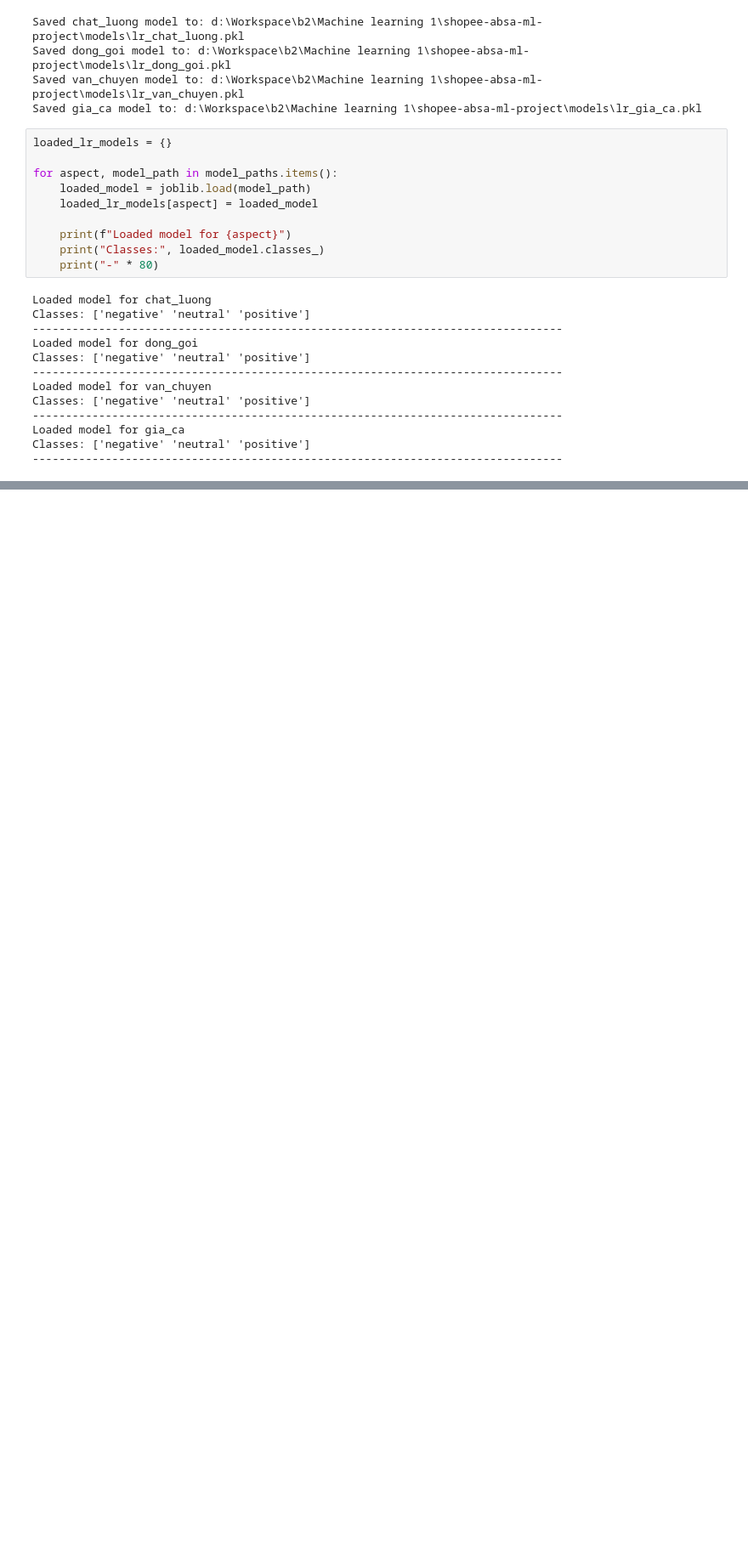
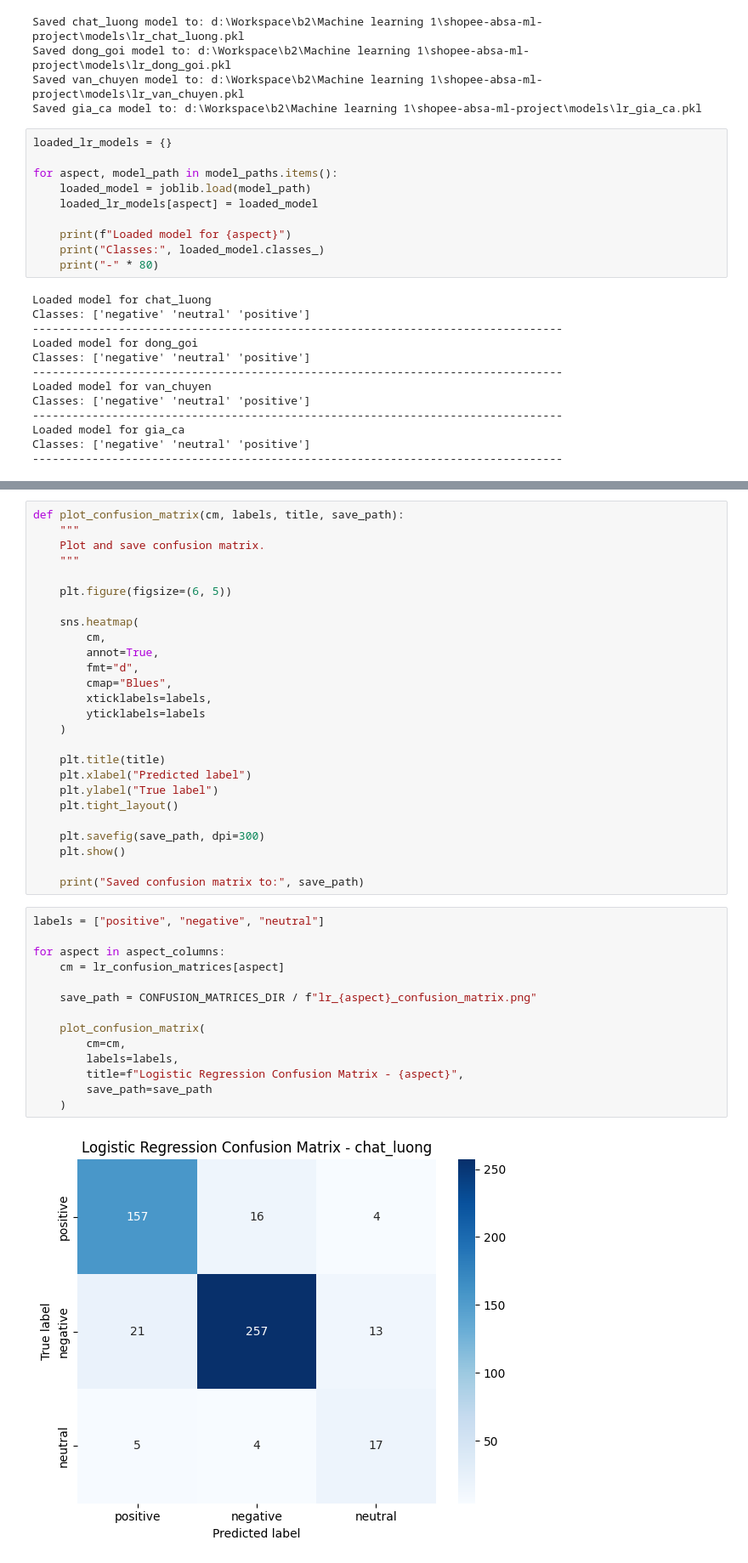
Before and after one commit to van2703/ABSA, a Jupyter notebook: notebooks/02_main_model_logistic_regression.ipynb, the cells around one changed output, grey strips where cells are left out. Shown at 85% size. Cells and saved outputs as stored; diff of their text form; blank space fills up the shorter version.

```diff
--- a/notebooks/02_main_model_logistic_regression.ipynb
+++ b/notebooks/02_main_model_logistic_regression.ipynb
@@ -803,0 +1088,42 @@ Classes: ['negative' 'neutral' 'positive']
+# %%
+def plot_confusion_matrix(cm, labels, title, save_path):
+    """
+    Plot and save confusion matrix.
+    """
+
+    plt.figure(figsize=(6, 5))
+
+    sns.heatmap(
+        cm,
+        annot=True,
+        fmt="d",
+        cmap="Blues",
+        xticklabels=labels,
+        yticklabels=labels
+    )
+
+    plt.title(title)
+    plt.xlabel("Predicted label")
+    plt.ylabel("True label")
+    plt.tight_layout()
+
+    plt.savefig(save_path, dpi=300)
+    plt.show()
+
+    print("Saved confusion matrix to:", save_path)
+# %%
+labels = ["positive", "negative", "neutral"]
+
+for aspect in aspect_columns:
+    cm = lr_confusion_matrices[aspect]
+
+    save_path = CONFUSION_MATRICES_DIR / f"lr_{aspect}_confusion_matrix.png"
+
+    plot_confusion_matrix(
+        cm=cm,
+        labels=labels,
+        title=f"Logistic Regression Confusion Matrix - {aspect}",
+        save_path=save_path
+    )
+# %% [output]
+[figure, added]
```
Also changed, not shown: parts of 22 cells of this notebook, 12 other files.
